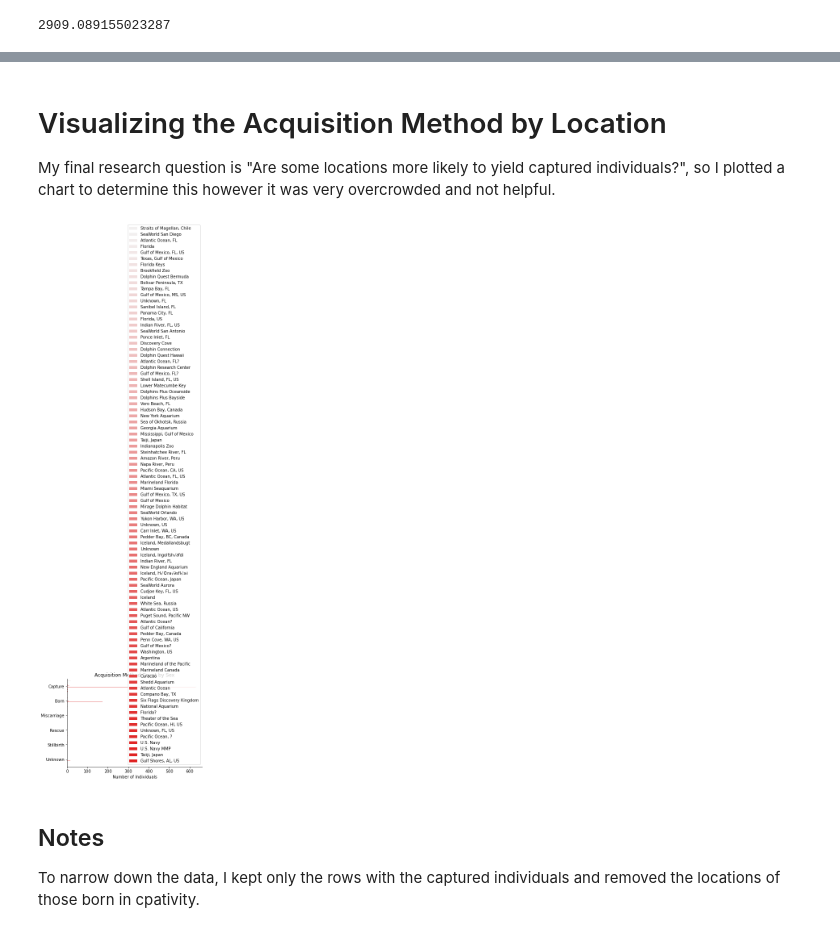
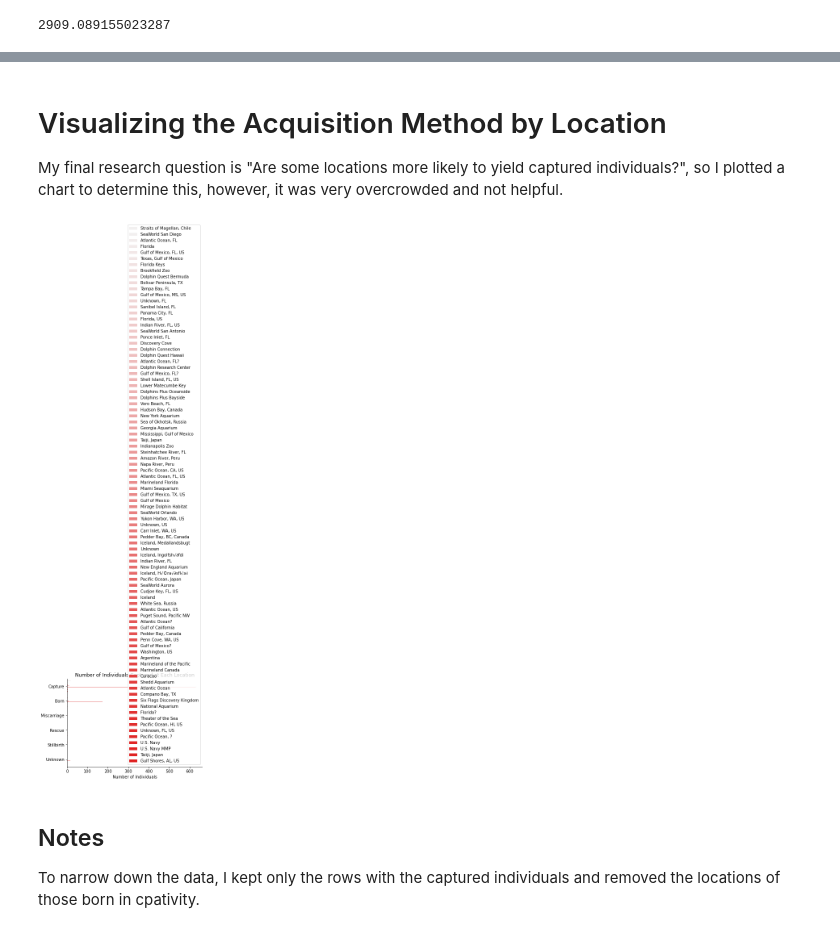
Before and after one commit to data301-2021-summer2/project-group17-project, a Jupyter notebook: analysis/Analysisnotebook.ipynb, the cells around one changed output, grey strips where cells are left out. Drawn from its saved outputs; the diff is of its cells as text; code cells hidden in the pictures.

```diff
--- a/analysis/Analysisnotebook.ipynb
+++ b/analysis/Analysisnotebook.ipynb
@@ -590,18 +633,18 @@ time['timespent'].mean()
 # %% [markdown]
 # Visualizing the Acquisition Method by Location
-My final research question is "Are some locations more likely to yield captured individuals?", so I plotted a chart to determine this however it was very overcrowded and not helpful.
+My final research question is "Are some locations more likely to yield captured individuals?", so I plotted a chart to determine this, however, it was very overcrowded and not helpful.
 # %%
 # visualize data
 # not a helpful plot
 sns.countplot(data=dfc,
               y='acquisition', hue = 'originLocation',color='red')
 plt.ylabel('')
-plt.title('Acquisition Method Count by Sex')
+plt.title('Number of Individuals Captured at Each Location')
 plt.xlabel('Number of Individuals')
 plt.legend(loc=0)
 sns.despine()
 # %% [output]
-[figure, old version]
+[figure, new version]
 # %% [markdown]
 ## Notes
 To narrow down the data, I kept only the rows with the captured individuals and removed the locations of those born in cpativity.
```
Also changed, not shown: parts of 17 cells of this notebook.
